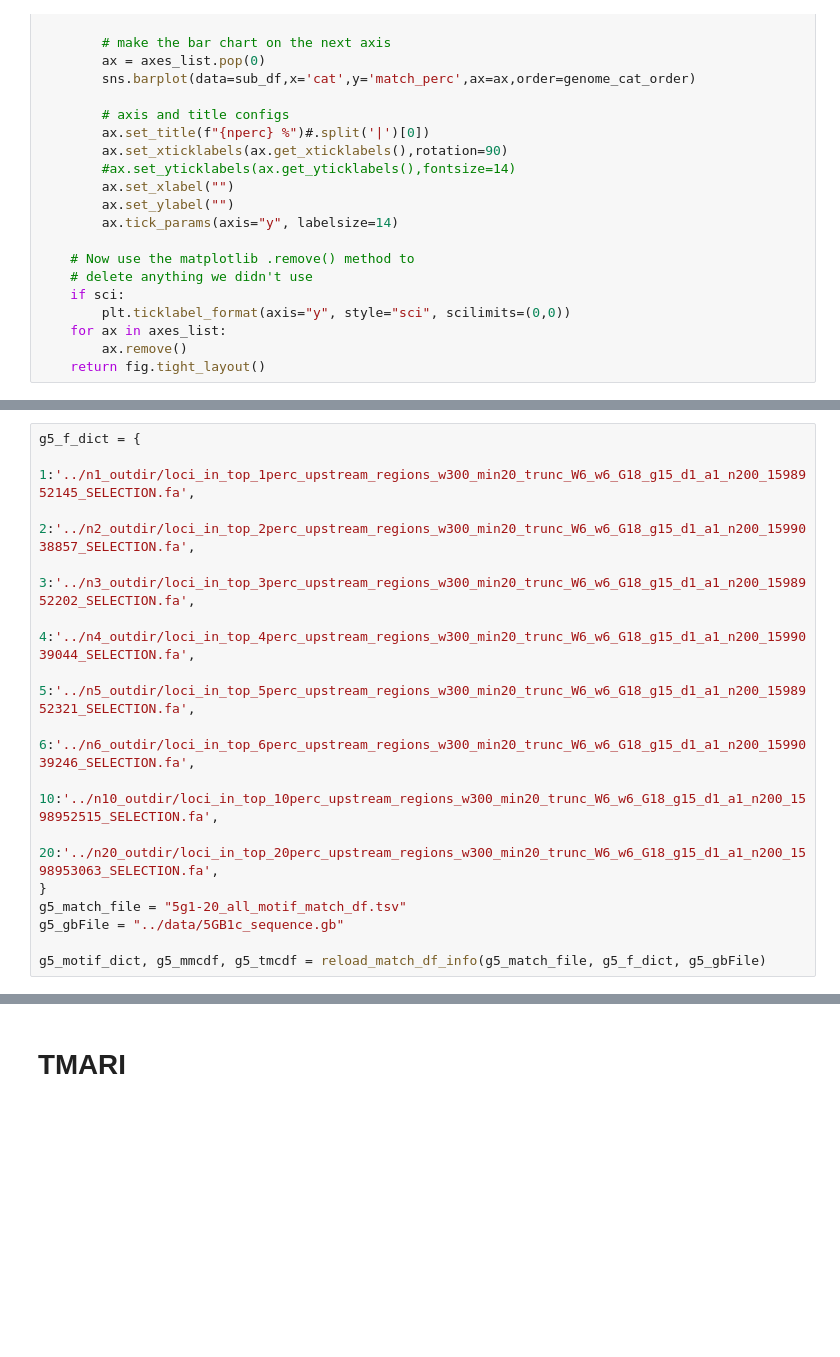
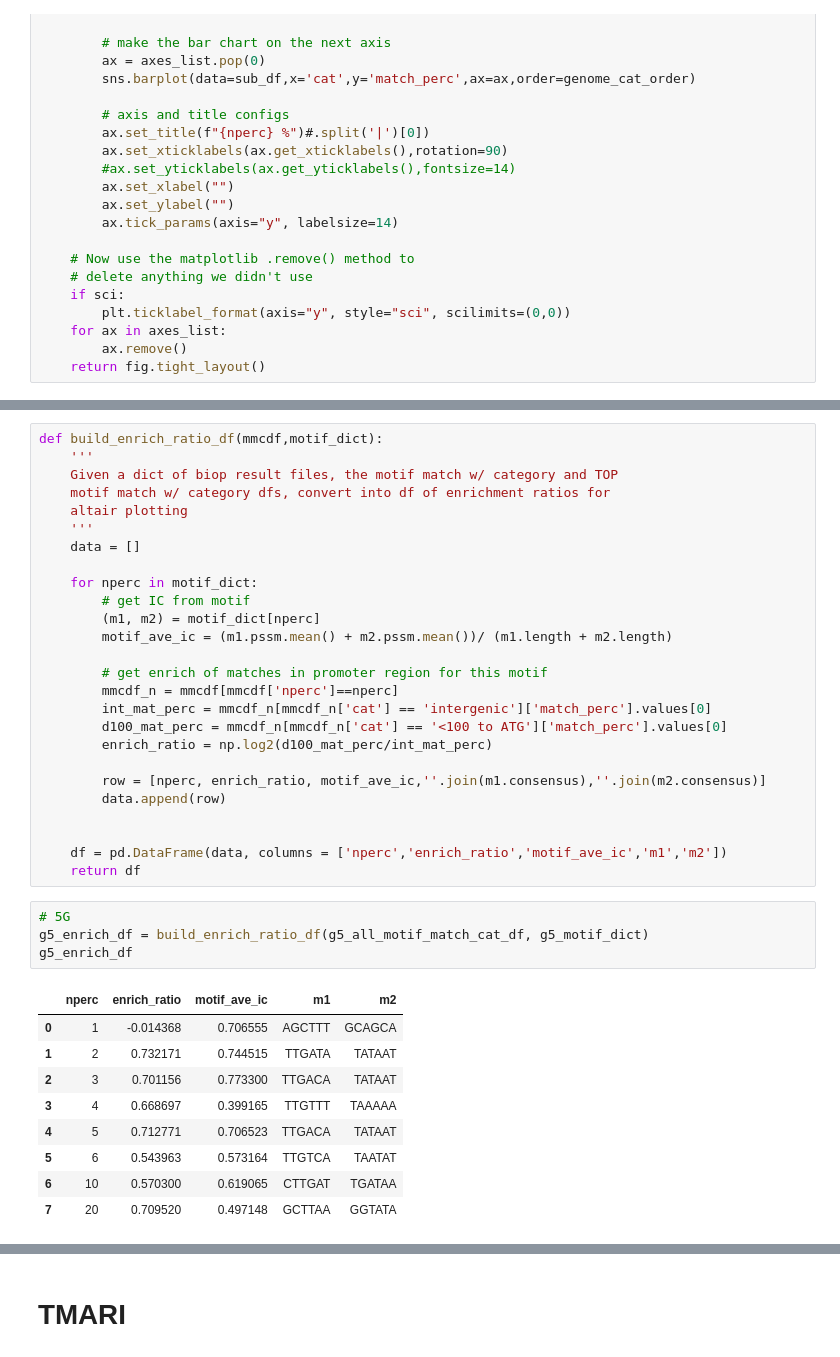
Before and after one commit to erinhwilson/promoter-id-from-rnaseq, a Jupyter notebook: tutorials/compare_consensus_predictions.ipynb, the cells around one changed output, grey strips where cells are left out. Cells and saved outputs as stored; diff of their text form; blank space fills up the shorter version.

```diff
--- a/tutorials/compare_consensus_predictions.ipynb
+++ b/tutorials/compare_consensus_predictions.ipynb
@@ -1077,15 +389,0 @@ ec_df
-# %%
-g5_f_dict = {
-    1:'../n1_outdir/loci_in_top_1perc_upstream_regions_w300_min20_trunc_W6_w6_G18_g15_d1_a1_n200_1598952145_SELECTION.fa',
-    2:'../n2_outdir/loci_in_top_2perc_upstream_regions_w300_min20_trunc_W6_w6_G18_g15_d1_a1_n200_1599038857_SELECTION.fa',
-    3:'../n3_outdir/loci_in_top_3perc_upstream_regions_w300_min20_trunc_W6_w6_G18_g15_d1_a1_n200_1598952202_SELECTION.fa',
-    4:'../n4_outdir/loci_in_top_4perc_upstream_regions_w300_min20_trunc_W6_w6_G18_g15_d1_a1_n200_1599039044_SELECTION.fa',
-    5:'../n5_outdir/loci_in_top_5perc_upstream_regions_w300_min20_trunc_W6_w6_G18_g15_d1_a1_n200_1598952321_SELECTION.fa',
-    6:'../n6_outdir/loci_in_top_6perc_upstream_regions_w300_min20_trunc_W6_w6_G18_g15_d1_a1_n200_1599039246_SELECTION.fa',
-    10:'../n10_outdir/loci_in_top_10perc_upstream_regions_w300_min20_trunc_W6_w6_G18_g15_d1_a1_n200_1598952515_SELECTION.fa',
-    20:'../n20_outdir/loci_in_top_20perc_upstream_regions_w300_min20_trunc_W6_w6_G18_g15_d1_a1_n200_1598953063_SELECTION.fa',
-}
-g5_match_file = "5g1-20_all_motif_match_df.tsv"
-g5_gbFile = "../data/5GB1c_sequence.gb"
-
-g5_motif_dict, g5_mmcdf, g5_tmcdf = reload_match_df_info(g5_match_file, g5_f_dict, g5_gbFile)
@@ -1360,0 +422,40 @@ all_org_df.to_csv('ec_5g_bs_enrich_ic_df.tsv',index=False, sep='\t')
+# %%
+def build_enrich_ratio_df(mmcdf,motif_dict):
+    '''
+    Given a dict of biop result files, the motif match w/ category and TOP
+    motif match w/ category dfs, convert into df of enrichment ratios for
+    altair plotting
+    '''
+    data = []
+
+    for nperc in motif_dict:
+        # get IC from motif
+        (m1, m2) = motif_dict[nperc]
+        motif_ave_ic = (m1.pssm.mean() + m2.pssm.mean())/ (m1.length + m2.length)
+
+        # get enrich of matches in promoter region for this motif
+        mmcdf_n = mmcdf[mmcdf['nperc']==nperc]
+        int_mat_perc = mmcdf_n[mmcdf_n['cat'] == 'intergenic']['match_perc'].values[0]
+        d100_mat_perc = mmcdf_n[mmcdf_n['cat'] == '<100 to ATG']['match_perc'].values[0]
+        enrich_ratio = np.log2(d100_mat_perc/int_mat_perc)
+
+        row = [nperc, enrich_ratio, motif_ave_ic,''.join(m1.consensus),''.join(m2.consensus)]
+        data.append(row)
+
+
+    df = pd.DataFrame(data, columns = ['nperc','enrich_ratio','motif_ave_ic','m1','m2'])
+    return df
+# %%
+# 5G
+g5_enrich_df = build_enrich_ratio_df(g5_all_motif_match_cat_df, g5_motif_dict)
+g5_enrich_df
+# %% [output]
+|  | nperc | enrich_ratio | motif_ave_ic | m1 | m2 |
+| 0 | 1 | -0.014368 | 0.706555 | AGCTTT | GCAGCA |
+| 1 | 2 | 0.732171 | 0.744515 | TTGATA | TATAAT |
+| 2 | 3 | 0.701156 | 0.773300 | TTGACA | TATAAT |
+| 3 | 4 | 0.668697 | 0.399165 | TTGTTT | TAAAAA |
+| 4 | 5 | 0.712771 | 0.706523 | TTGACA | TATAAT |
+| 5 | 6 | 0.543963 | 0.573164 | TTGTCA | TAATAT |
+| 6 | 10 | 0.570300 | 0.619065 | CTTGAT | TGATAA |
+| 7 | 20 | 0.709520 | 0.497148 | GCTTAA | GGTATA |
```
Also changed, not shown: parts of 101 cells of this notebook.
